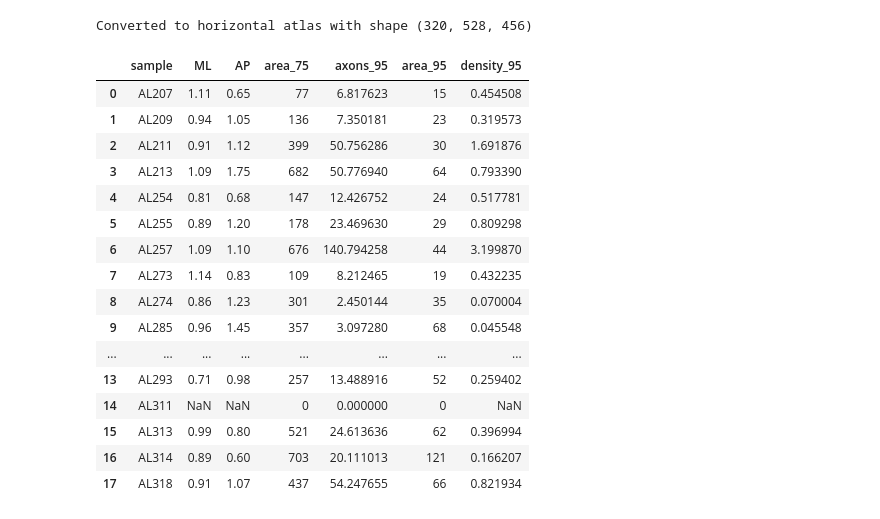
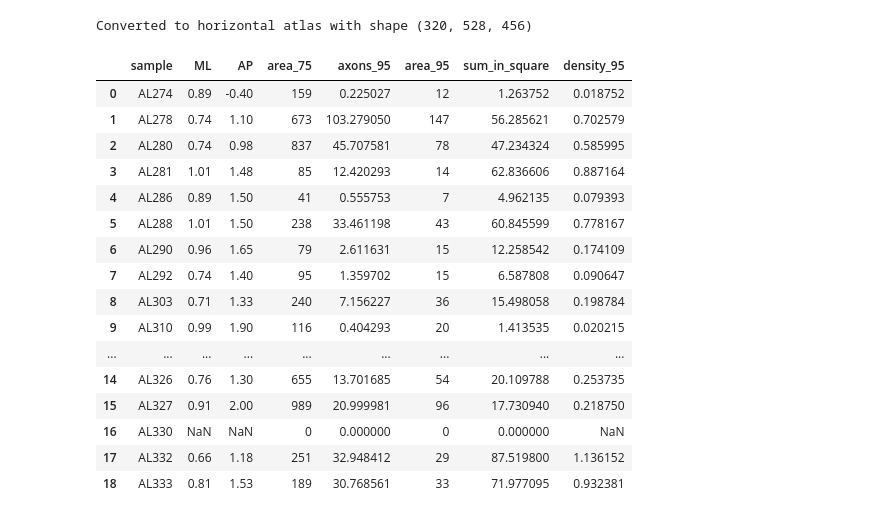
Before and after one commit to YANQI-LIU/Liu2024, a Jupyter notebook: Figure7_preparation.ipynb, the cells around one changed output. Saved outputs shown, nothing was run; the diff lists cells and outputs as text; code cells hidden in the pictures.

```diff
--- a/Figure7_preparation.ipynb
+++ b/Figure7_preparation.ipynb
@@ -56,15 +56,16 @@ def find_contour_fractionmax2d(axon_array,fraction):
     returns binary image and contour on horizontal sumprojection'''
 
 
-    test1= skimage.filters.gaussian(axon_array, sigma=4)
+    #test1= skimage.filters.gaussian(axon_array, sigma=4)
     # apply gaussian filter
+    # adjusged as of march 2024, the input array is now already gaussianed
 
     #io.imshow(test1)
     #io.show()
     # show sum projection in horizontal view
 
-    contour= np.max(test1) * fraction
-    threshold= test1>contour
+    contour= np.max(axon_array) * fraction
+    threshold= axon_array>contour
     # find X% of max intensity and threshold
 
     #io.imshow(threshold)
@@ -84,15 +85,16 @@ def find_fractionmax2d(axon_array, fraction):
     returns binary image and contour on horizontal sumprojection'''
 
 
-    test1= skimage.filters.gaussian(axon_array, sigma=4)
+    #test1= skimage.filters.gaussian(axon_array, sigma=4)
     # apply gaussian filter
+    # adjusged as of march 2024, the input array is now already gaussianed
 
     #io.imshow(test1)
     #io.show()
     # show sum projection in horizontal view
 
-    contour= np.max(test1) * fraction
-    threshold= test1>contour
+    contour= np.max(axon_array) * fraction
+    threshold= axon_array>contour
     # find X% of max intensity and threshold
 
     #io.imshow(threshold1)
@@ -129,6 +131,9 @@ working_directory= r'E:\CodeTest'
 # this directory should contain folders Horizontal_Axon, ARA_25_micron_mhd_ccf2017, and file injection_sites_results_expanded.xlsx
 
 #working_directory= r'D:\test_dir'
+# %%
+width=9
+# width of the square that we want to center around the MO axon centroid (defined by the 95% max value contour)
 # %%
 file_name = f'{working_directory}\ARA_25_micron_mhd_ccf2017\\annotation_25.nrrd'
 data_array, metadata = nrrd.read(file_name)
@@ -315,31 +167,0 @@ for i in tqdm(files):
-# %%
-d = {'sample': sample_list, 'ML': MO_centroid_ML,'AP': MO_centroid_AP, 'area_75': area_75, 'axons_95': values_95, 'area_95':area_95}
-df = pd.DataFrame(data=d)
-# create data frame with the info
-
-density_95= df.axons_95/df.area_95
-# calculate axon density within the 95% contour
-
-df['density_95']= density_95
-
-df.to_csv(f'{outdir}_{site}.csv')
-
-df
-# %% [output]
-|  | sample | ML | AP | area_75 | axons_95 | area_95 | density_95 |
-| 0 | AL207 | 1.11 | 0.65 | 77 | 6.817623 | 15 | 0.454508 |
-| 1 | AL209 | 0.94 | 1.05 | 136 | 7.350181 | 23 | 0.319573 |
-| 2 | AL211 | 0.91 | 1.12 | 399 | 50.756286 | 30 | 1.691876 |
-| 3 | AL213 | 1.09 | 1.75 | 682 | 50.776940 | 64 | 0.793390 |
-| 4 | AL254 | 0.81 | 0.68 | 147 | 12.426752 | 24 | 0.517781 |
-| 5 | AL255 | 0.89 | 1.20 | 178 | 23.469630 | 29 | 0.809298 |
-| 6 | AL257 | 1.09 | 1.10 | 676 | 140.794258 | 44 | 3.199870 |
-| 7 | AL273 | 1.14 | 0.83 | 109 | 8.212465 | 19 | 0.432235 |
-| 8 | AL274 | 0.86 | 1.23 | 301 | 2.450144 | 35 | 0.070004 |
-| 9 | AL285 | 0.96 | 1.45 | 357 | 3.097280 | 68 | 0.045548 |
-| ... | ... | ... | ... | ... | ... | ... | ... |
-| 13 | AL293 | 0.71 | 0.98 | 257 | 13.488916 | 52 | 0.259402 |
-| 14 | AL311 | NaN | NaN | 0 | 0.000000 | 0 | NaN |
-| 15 | AL313 | 0.99 | 0.80 | 521 | 24.613636 | 62 | 0.396994 |
-| 16 | AL314 | 0.89 | 0.60 | 703 | 20.111013 | 121 | 0.166207 |
-| 17 | AL318 | 0.91 | 1.07 | 437 | 54.247655 | 66 | 0.821934 |
@@ -345,0 +366,31 @@ df
+# %%
+d = {'sample': sample_list, 'ML': MO_centroid_ML,'AP': MO_centroid_AP, 'area_75': area_75, 'axons_95': values_95, 'area_95':area_95, 'sum_in_square': axon_in_square}
+df = pd.DataFrame(data=d)
+# create data frame with the info
+
+density_95= df.axons_95/df.area_95
+# calculate axon density within the 95% contour
+
+df['density_95']= density_95
+
+df.to_csv(f'{outdir}_{site}_new.csv')
+
+df
+# %% [output]
+|  | sample | ML | AP | area_75 | axons_95 | area_95 | sum_in_square | density_95 |
+| 0 | AL274 | 0.89 | -0.40 | 159 | 0.225027 | 12 | 1.263752 | 0.018752 |
+| 1 | AL278 | 0.74 | 1.10 | 673 | 103.279050 | 147 | 56.285621 | 0.702579 |
+| 2 | AL280 | 0.74 | 0.98 | 837 | 45.707581 | 78 | 47.234324 | 0.585995 |
+| 3 | AL281 | 1.01 | 1.48 | 85 | 12.420293 | 14 | 62.836606 | 0.887164 |
+| 4 | AL286 | 0.89 | 1.50 | 41 | 0.555753 | 7 | 4.962135 | 0.079393 |
+| 5 | AL288 | 1.01 | 1.50 | 238 | 33.461198 | 43 | 60.845599 | 0.778167 |
+| 6 | AL290 | 0.96 | 1.65 | 79 | 2.611631 | 15 | 12.258542 | 0.174109 |
+| 7 | AL292 | 0.74 | 1.40 | 95 | 1.359702 | 15 | 6.587808 | 0.090647 |
+| 8 | AL303 | 0.71 | 1.33 | 240 | 7.156227 | 36 | 15.498058 | 0.198784 |
+| 9 | AL310 | 0.99 | 1.90 | 116 | 0.404293 | 20 | 1.413535 | 0.020215 |
+| ... | ... | ... | ... | ... | ... | ... | ... | ... |
+| 14 | AL326 | 0.76 | 1.30 | 655 | 13.701685 | 54 | 20.109788 | 0.253735 |
+| 15 | AL327 | 0.91 | 2.00 | 989 | 20.999981 | 96 | 17.730940 | 0.218750 |
+| 16 | AL330 | NaN | NaN | 0 | 0.000000 | 0 | 0.000000 | NaN |
+| 17 | AL332 | 0.66 | 1.18 | 251 | 32.948412 | 29 | 87.519800 | 1.136152 |
+| 18 | AL333 | 0.81 | 1.53 | 189 | 30.768561 | 33 | 71.977095 | 0.932381 |
```
Also changed, not shown: parts of 6 cells of this notebook, 1 other file.
